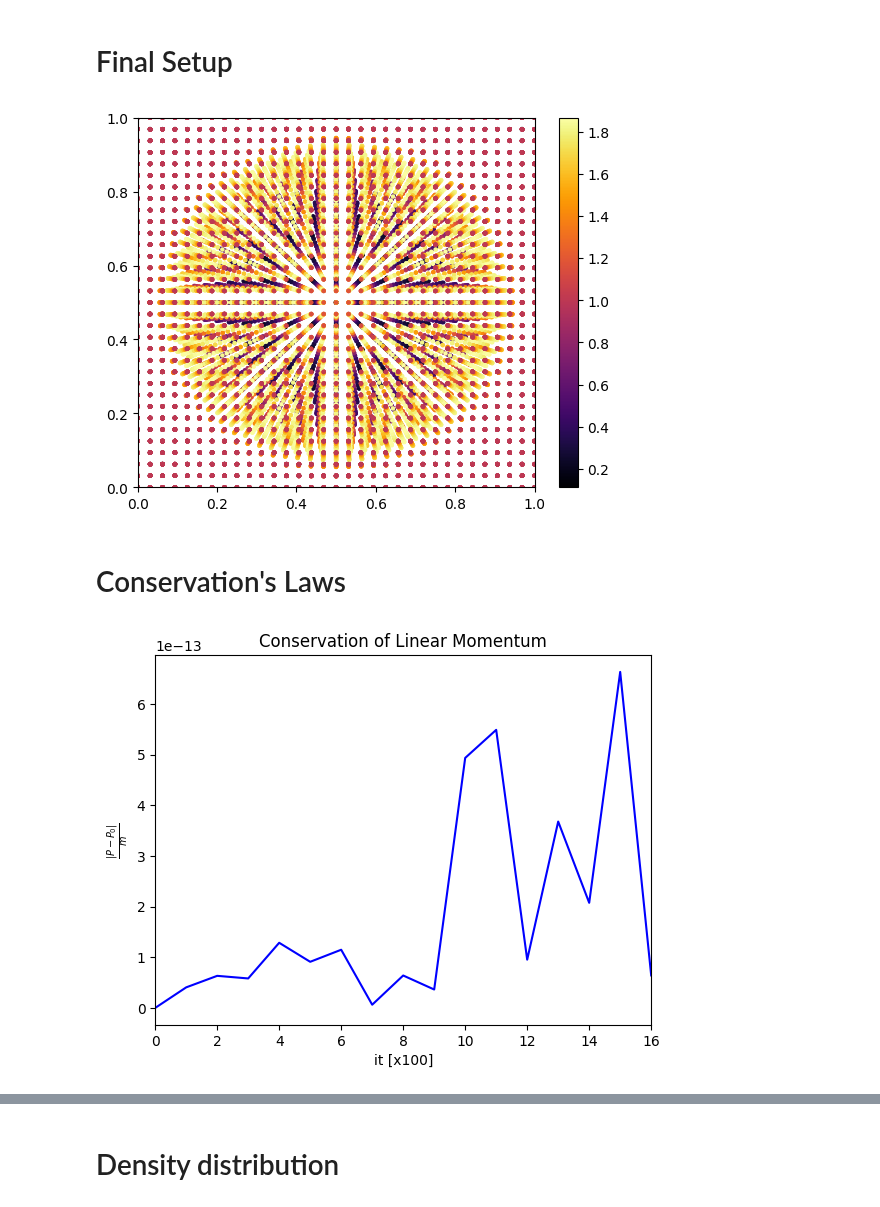
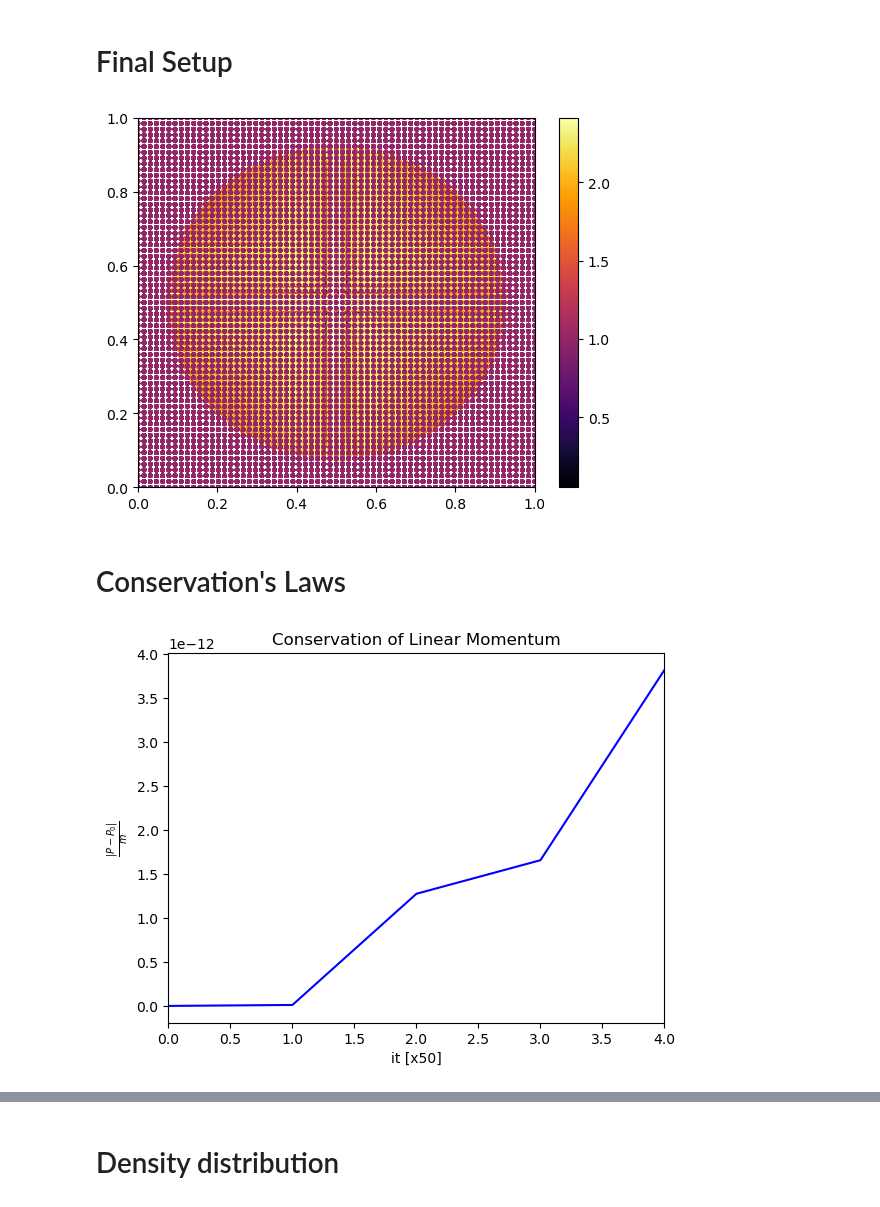
Before and after one commit to JackNarvaez/Rusph, a Jupyter notebook: Temp_Plots/Plots_sedov_blast_wave.ipynb, the cells around one changed output, grey strips where cells are left out. Cells and saved outputs as stored; diff of their text form; code cells hidden in the pictures.

```diff
--- a/Temp_Plots/Plots_sedov_blast_wave.ipynb
+++ b/Temp_Plots/Plots_sedov_blast_wave.ipynb
@@ -7,7 +7,7 @@ import numpy as np
 # %% [markdown]
 # 3D Init Setup
 # %%
-n = 32**3
+n = 64**3
 dm = 1./n
 eta = 1.2
 # %%
@@ -80,7 +80,7 @@ plt.xlim(0,1)
 plt.ylim(0,1)
 plt.show()
 # %% [output]
-[figure, old version]
+[figure, new version]
 # %% [markdown]
 # Conservation's Laws
 # %%
@@ -95,30 +95,38 @@ def angular_momentum(x, y, z, vx, vy, vz):
 def energy(vx, vy, vz, u):
     return 0.5*(vx*vx + vy*vy + vz*vz) + u
 # %%
-T = 17
-time = range(0, T)
-ang_mom = np.zeros(T)
-lin_mom = np.zeros(T)
-energ = np.zeros(T)
+T = 3
+time = range(0, T+2)
+ang_mom = np.zeros(T+2)
+lin_mom = np.zeros(T+2)
+energ = np.zeros(T+2)
 
-for ii in range(1, T+1):
+L = np.sum(angular_momentum(sdf_ini['x'], sdf_ini['y'], sdf_ini['z'], sdf_ini['vx'], sdf_ini['vy'], sdf_ini['vz']), axis=1)
+ang_mom[0] = np.sqrt(L[0]*L[0] + L[1]*L[1] + L[2]*L[2])
+vx = np.sum(sdf_ini['vx'])
+vy = np.sum(sdf_ini['vy'])
+vz = np.sum(sdf_ini['vz'])
+lin_mom[0] = np.sqrt(vx*vx + vy*vy + vz*vz)
+energ[0] = np.sum(energy(sdf_ini['vx'], sdf_ini['vy'], sdf_ini['vz'], sdf_ini['u']))
+
+for ii in range(0, T+1):
     df = src.read_csv('../Data/results/sedov_blast_wave/' + str(ii) + ".csv")
     L = np.sum(angular_momentum(df['x'], df['y'], df['z'], df['vx'], df['vy'], df['vz']), axis=1)
-    ang_mom[ii-1] = np.sqrt(L[0]*L[0] + L[1]*L[1] + L[2]*L[2])
+    ang_mom[ii+1] = np.sqrt(L[0]*L[0] + L[1]*L[1] + L[2]*L[2])
     vx = np.sum(df['vx'])
     vy = np.sum(df['vy'])
     vz = np.sum(df['vz'])
-    lin_mom[ii-1] = np.sqrt(vx*vx + vy*vy + vz*vz)
-    energ[ii-1] = np.sum(energy(df['vx'], df['vy'], df['vz'], df['u']))
+    lin_mom[ii+1] = np.sqrt(vx*vx + vy*vy + vz*vz)
+    energ[ii+1] = np.sum(energy(df['vx'], df['vy'], df['vz'], df['u']))
 # %%
 plt.plot(time[:], np.abs(lin_mom[:]-lin_mom[0]), '-', color='blue')
 plt.title("Conservation of Linear Momentum")
-plt.xlabel("it [x100]")
+plt.xlabel("it [x50]")
 plt.ylabel(r"$\frac{|P-P_0|}{m}$")
-plt.xlim(0, T-1)
+plt.xlim(0, T+1)
 plt.show()
 # %% [output]
-[figure, old version]
+[figure, new version]
 # %%
 plt.plot(time[:], np.abs(ang_mom[:]-ang_mom[0]), '-', color='crimson')
 plt.title("Conservation of Angular Momentum")
```
Also changed, not shown: parts of 11 cells of this notebook.
